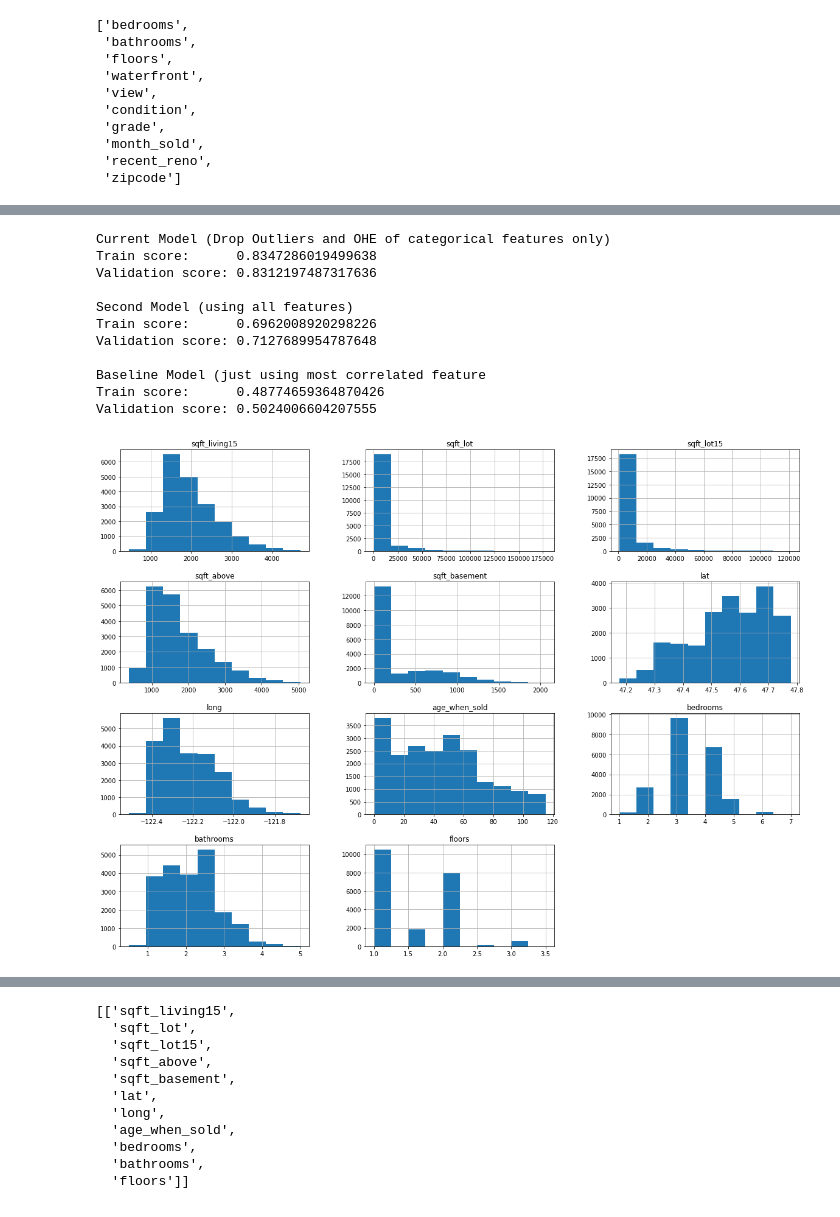
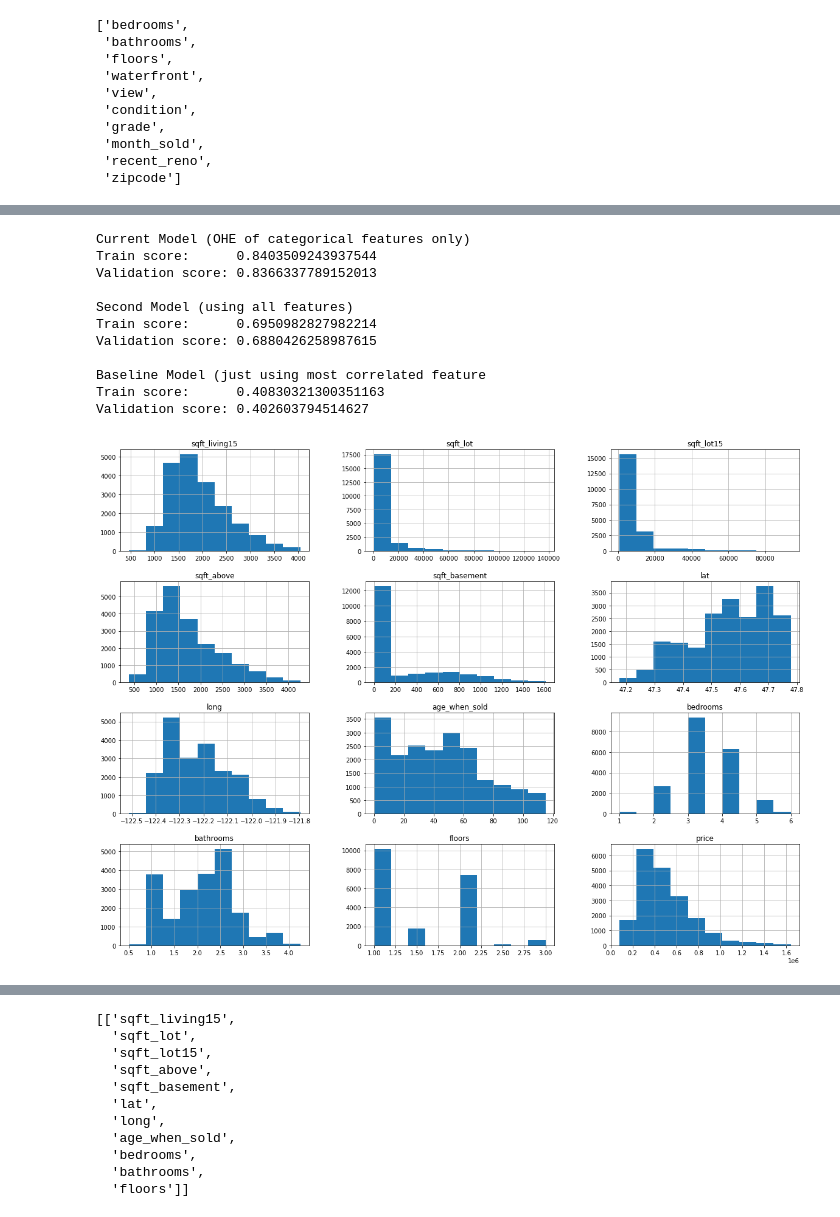
Before and after one commit to vict0rkang/dsc-phase-2-project-v2-3, a Jupyter notebook: student.ipynb, the cells around one changed output, grey strips where cells are left out. Cells and saved outputs as stored; diff of their text form; code cells hidden in the pictures.

Commit message:
best model

```diff
--- a/student.ipynb
+++ b/student.ipynb
@@ -501,0 +1006,2 @@ df
+# %%
+kindaboth = ['bedrooms', 'bathrooms', 'floors']
@@ -524,0 +1057,2 @@ z.head(50)
+# %%
+df2 = df[(z<3).all(axis=1)]
@@ -524,0 +1087,2 @@ z.head(50)
+# %%
+df = df2.copy()
@@ -1074,5 +1608,7 @@ df2
 #highest correlated features.
 # %%
 #lets take a step back or try one hot encoding
+# %%
+df2 = df.copy()
 # %%
 df2
@@ -1213,7 +1763,7 @@ third_model_scores = cross_validate(
     cv=splitter
 )
 
-print("Current Model (Drop Outliers and OHE of categorical features only)")
+print("Current Model (OHE of categorical features only)")
 print("Train score:     ", third_model_scores["train_score"].mean())
 print("Validation score:", third_model_scores["test_score"].mean())
 print()
@@ -1228,30 +1778,30 @@ print("Train score:     ", second_model_scores["train_score"].mean())
 print("Validation score:", second_model_scores["test_score"].mean())
 print()
 
-print("Baseline Model (just using most correlated feature")
+print("Baseline Model (just using most correlated feature"))
 print("Train score:     ", baseline_scores["train_score"].mean())
 print("Validation score:", baseline_scores["test_score"].mean())
 # %% [output]
-Current Model (Drop Outliers and OHE of categorical features only)
-Train score:      0.8347286019499638
-Validation score: 0.8312197487317636
+Current Model (OHE of categorical features only)
+Train score:      0.8403509243937544
+Validation score: 0.8366337789152013
 
 Second Model (using all features)
-Train score:      0.6962008920298226
-Validation score: 0.7127689954787648
+Train score:      0.6950982827982214
+Validation score: 0.6880426258987615
 
 Baseline Model (just using most correlated feature
-Train score:      0.48774659364870426
-Validation score: 0.5024006604207555
+Train score:      0.40830321300351163
+Validation score: 0.402603794514627
 # %%
 #odd. using RFECV did not eliminate any features this time around...
 # %%
 # YOLS = df2logprice
 # XOLS = dfohe.drop("price",axis=1)
 # %%
-dfohe[numerical+kindaboth].hist(figsize = (20,15));
+dfohe[numerical+kindaboth+['price']].hist(figsize = (20,15));
 # %% [output]
-[figure, old version]
+[figure, new version]
 # %%
 #try logging some skewed numerical distributions...
 
```
Also changed, not shown: parts of 134 cells of this notebook.
